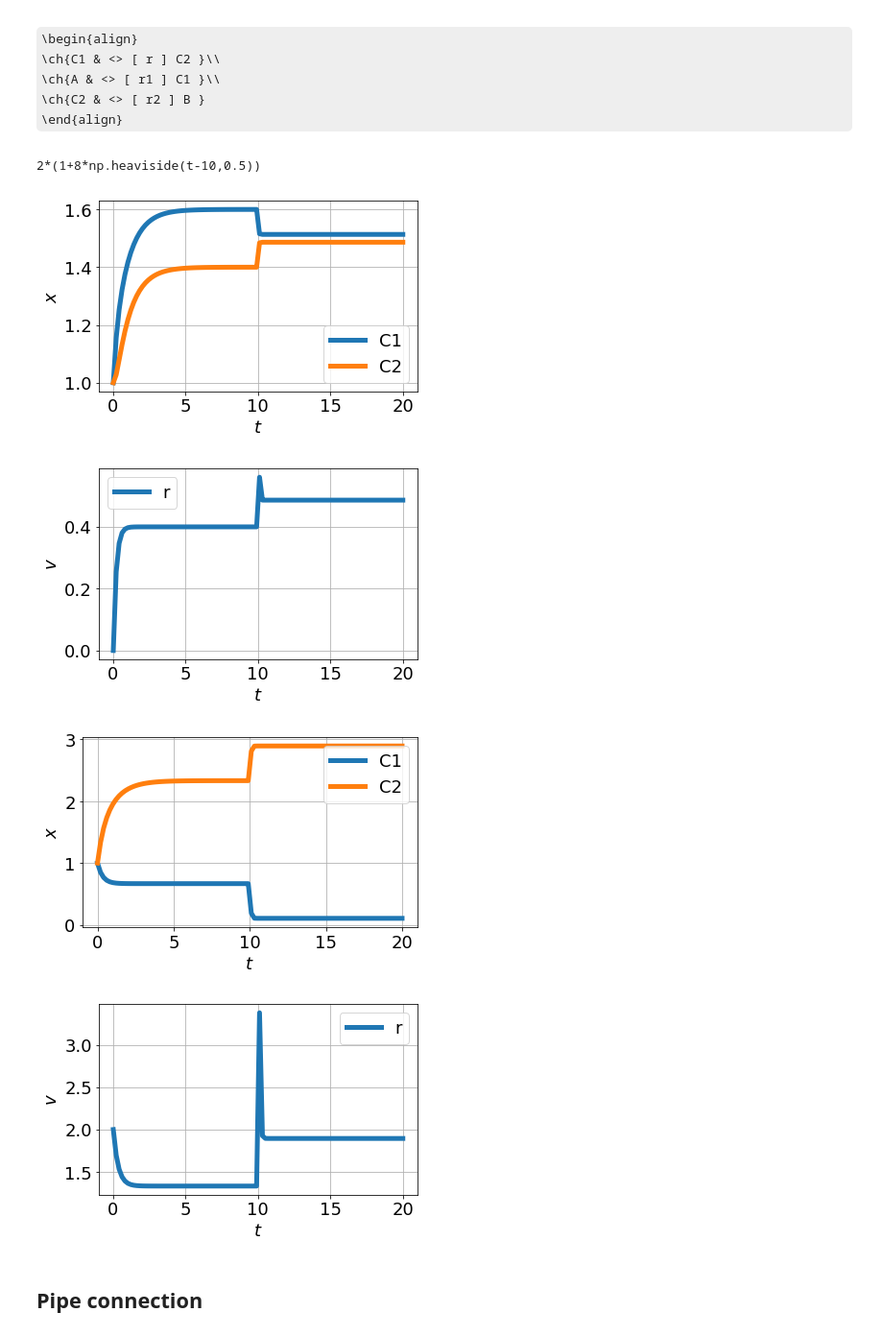
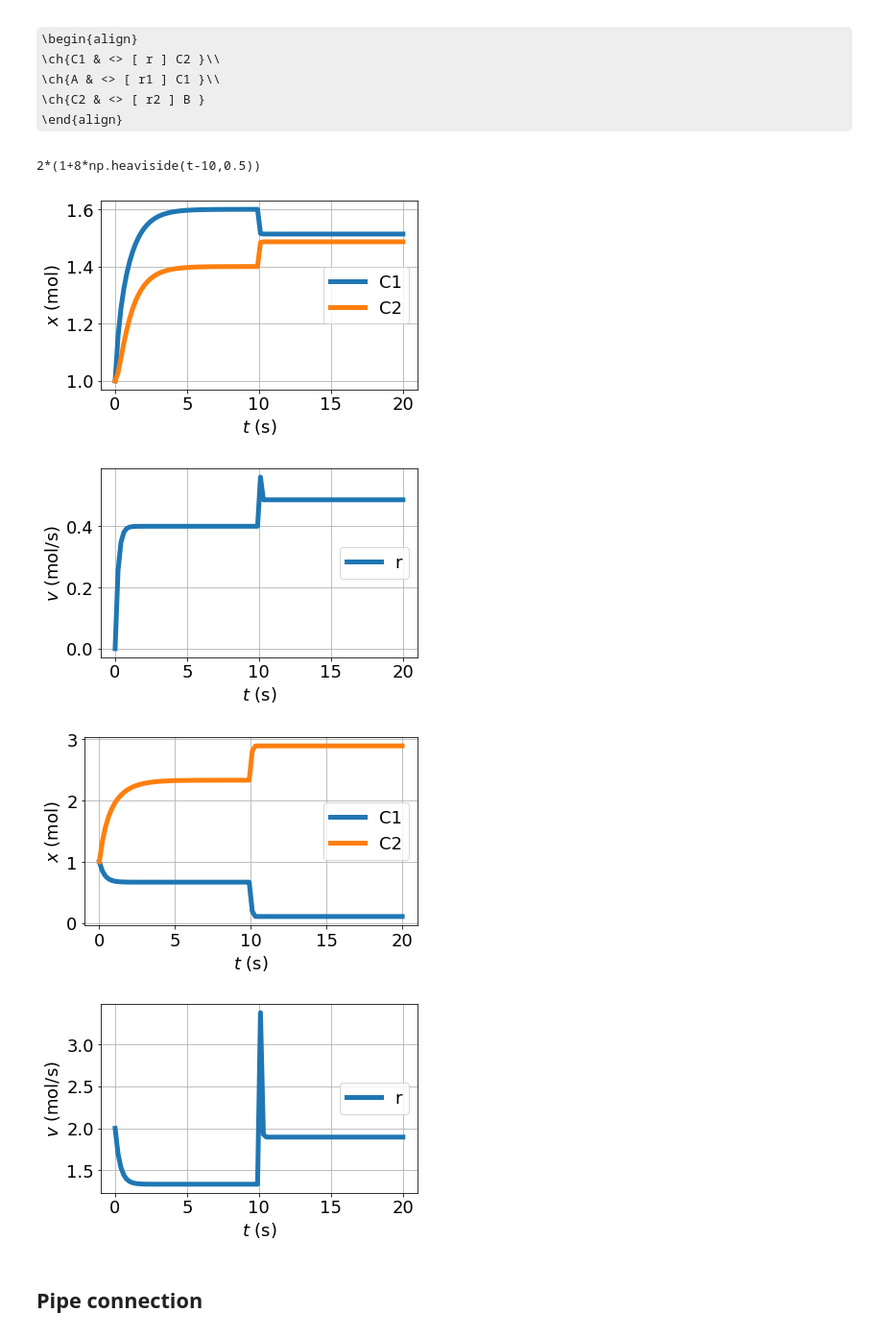
Before and after one commit to gawthrop/Advection22, a Jupyter notebook: Advection.ipynb, the cells around one changed output. Shown: that part at 96% size. Drawn from its saved outputs; the diff is of its cells as text; code cells hidden in the pictures; some formulas as TeX source.

```diff
--- a/Advection.ipynb
+++ b/Advection.ipynb
@@ -315,43 +320,43 @@ for unidir in [False,True]:
     specPlot = ['C1','C2']
     plt.rcParams.update({'font.size': 18})
     for spec in specPlot:
         x = dat['X'][:,species.index(spec)]
         plt.plot(t,x,label=spec,lw=lw)
         X_old[spec] = x
     plt.grid()
-    plt.legend()
-    plt.xlabel('$t$')
-    plt.ylabel('$x$')
+    plt.legend(loc='center right')
+    plt.xlabel('$t$ (s)')
+    plt.ylabel('$x$ (mol)')
     plt.tight_layout()
     name = f'Figs/splitReos_{unidir}'
     Savefig(name+'.pdf')
     plt.show()
 
     V_old = {}
     reacPlot = ['r']
     for reac in reacPlot:
         v = dat['V'][:,reaction.index(reac)]
         plt.plot(t,v,label=reac,lw=lw)
         V_old[reac] = v
     plt.grid()
-    plt.legend()
-    plt.xlabel('$t$')
-    plt.ylabel('$v$')
+    plt.legend(loc='center right')
+    plt.xlabel('$t$ (s)')
+    plt.ylabel('$v$ (mol/s)')
     plt.tight_layout()
 
     name = f'Figs/splitReos_{unidir}_v'
     Savefig(name+'.pdf')
     plt.show()
 
 x_B_0 = dat['X'][:,species.index('B')]
 #     st.plot(s,dat,species=['A','B','C1','C2'])
 #     st.plot(s,dat,species=[],filename=f'{name}_v.pdf')
 # %% [output]
 2*(1+8*np.heaviside(t-10,0.5))
-[figure, old version]
+[figure, new version]
-[figure, old version]
+[figure, new version]
-[figure, old version]
+[figure, new version]
-[figure, old version]
+[figure, new version]
 # %% [markdown]
 ## Pipe connection
 # %%
```
Also changed, not shown: parts of 30 cells of this notebook, 5 other files.
